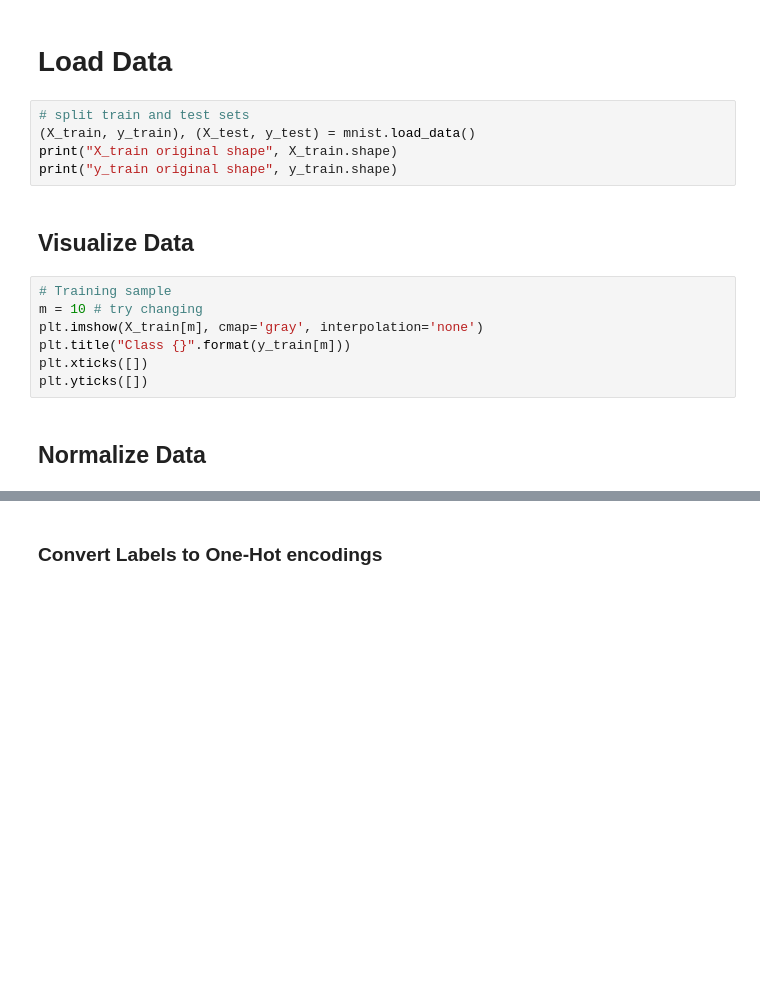
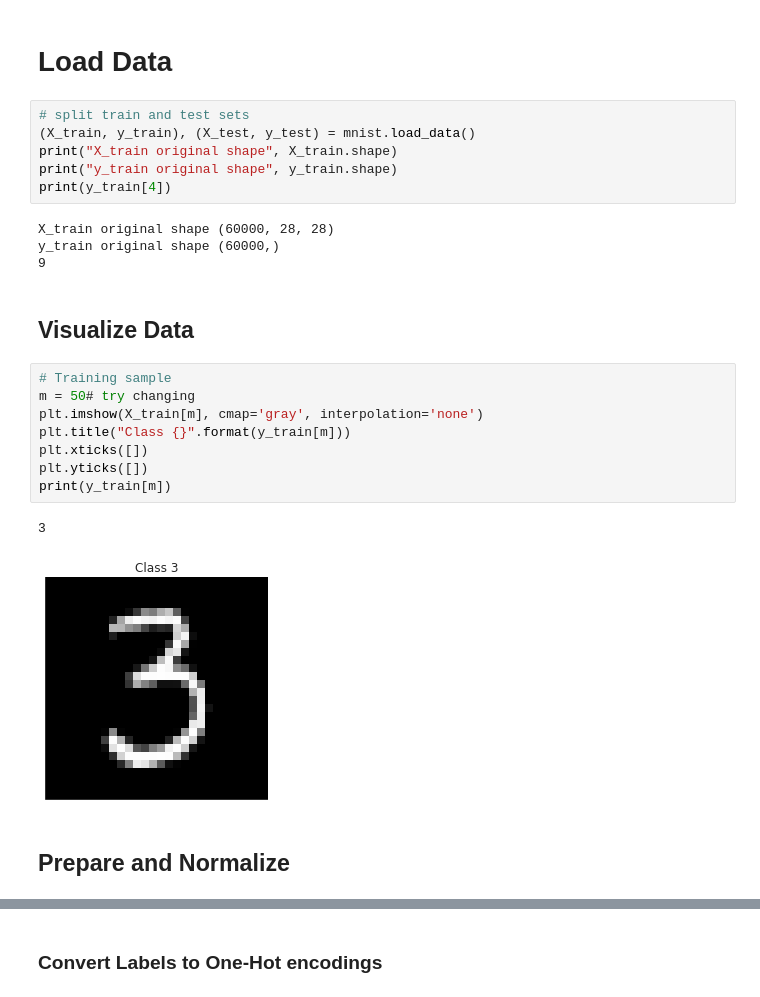
Before and after one commit to AdamRauff/Deep-Learning, a Jupyter notebook: Neural Networks.ipynb, the cells around one changed output, grey strips where cells are left out. Saved outputs shown, nothing was run; the diff lists cells and outputs as text; blank space fills up the shorter version.

```diff
--- a/Neural Networks.ipynb
+++ b/Neural Networks.ipynb
@@ -25,15 +30,24 @@ from keras.utils.vis_utils import model_to_dot
 (X_train, y_train), (X_test, y_test) = mnist.load_data()
 print("X_train original shape", X_train.shape)
 print("y_train original shape", y_train.shape)
+print(y_train[4])
+# %% [output]
+X_train original shape (60000, 28, 28)
+y_train original shape (60000,)
+9
 # %% [markdown]
 ## Visualize Data
 # %%
 # Training sample
-m = 10 # try changing
+m = 50# try changing
 plt.imshow(X_train[m], cmap='gray', interpolation='none')
 plt.title("Class {}".format(y_train[m]))
 plt.xticks([])
 plt.yticks([])
+print(y_train[m])
+# %% [output]
+3
+[figure, added]
 # %% [markdown]
-## Normalize Data
+## Prepare and Normalize
 # %%
```
Also changed, not shown: parts of 19 cells of this notebook, 3 other files.
